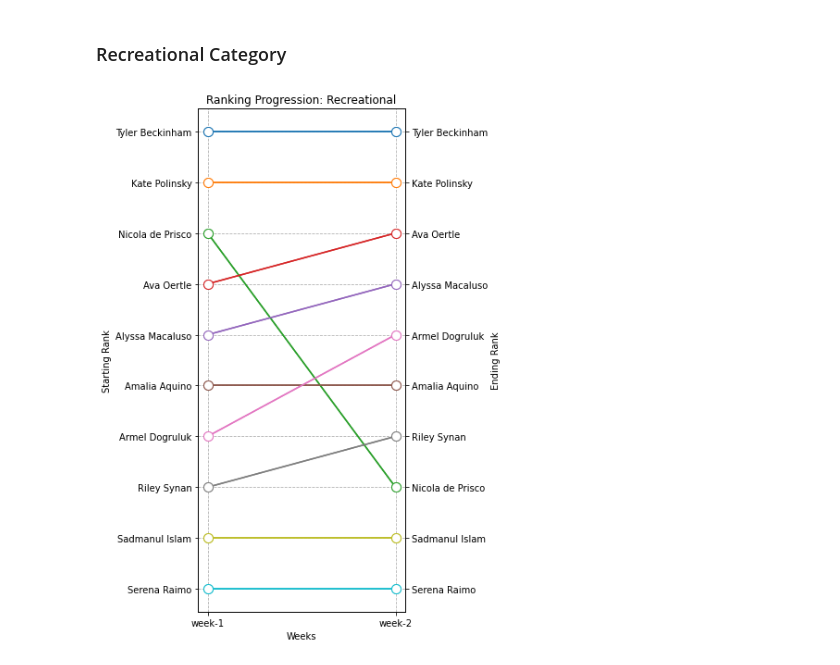
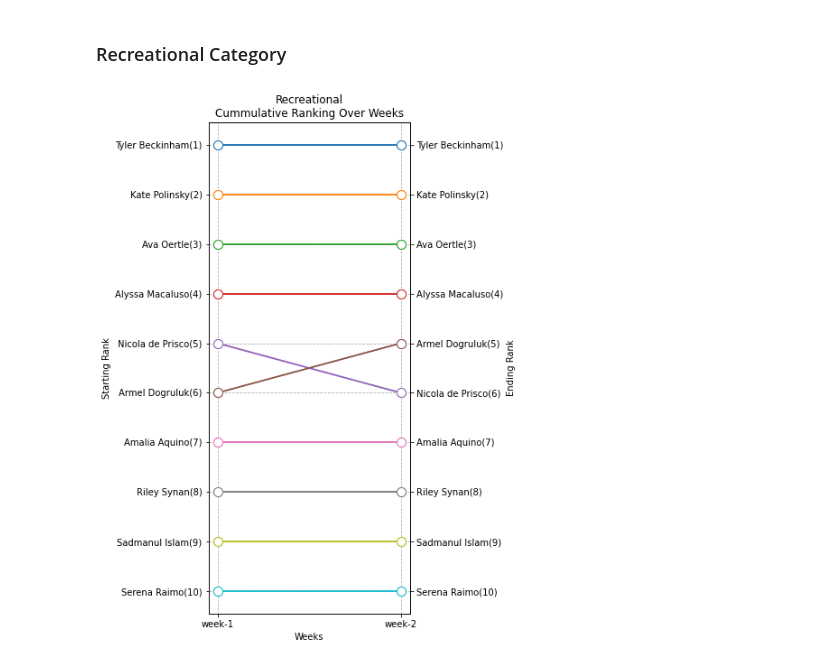
Before and after one commit to jamal-ahmad/bkb-league-scores, a Jupyter notebook: climbing-results.ipynb, the cells around one changed output. Drawn from its saved outputs; the diff is of its cells as text; code cells hidden in the pictures.

```diff
--- a/climbing-results.ipynb
+++ b/climbing-results.ipynb
@@ -369,6 +423,6 @@ plot_rank_progression(weekly_ranks("intermediate"), "Ranking Progression: Interm
 # %% [markdown]
 ### Recreational Category
-# %%
-plot_rank_progression(weekly_ranks("recreational"), "Ranking Progression: Recreational")
-# %% [output]
-[figure, removed]
+# %%
+plot_rank_progression(weekly_ranks_cummulative("recreational"), "Recreational\nCummulative Ranking Over Weeks")
+# %% [output]
+[figure, added]
```
Also changed, not shown: parts of 8 cells of this notebook, 1 other file.
